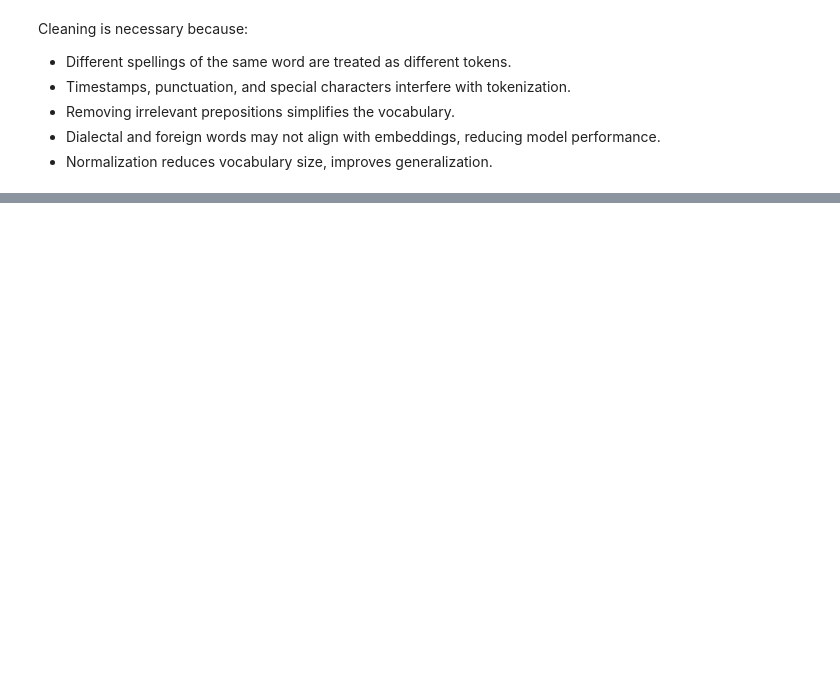
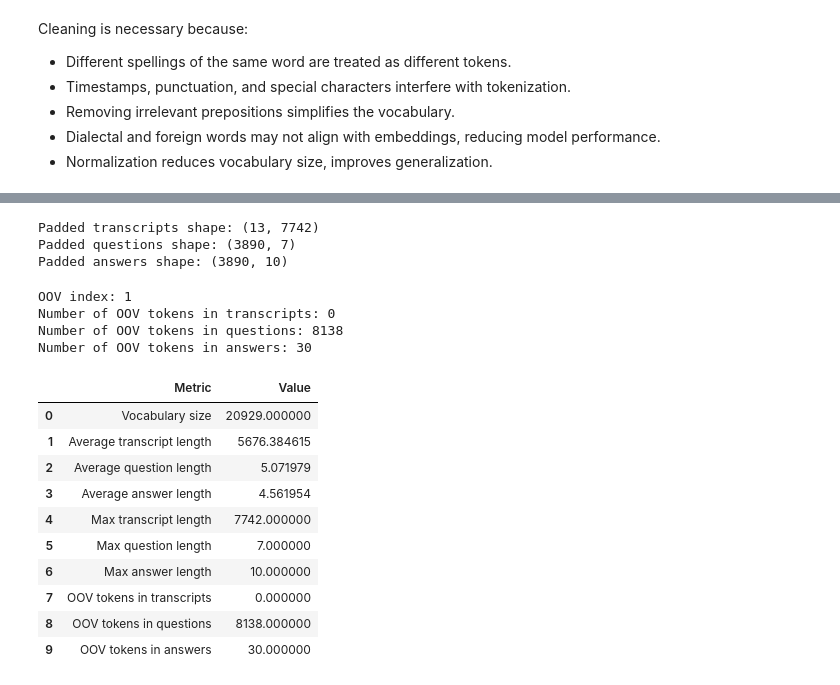
Before and after one commit to MariaEskaros/NLP-project, a Jupyter notebook: notebooks/MS1_EDA.ipynb, the cells around one changed output, grey strips where cells are left out. Cells and saved outputs as stored; diff of their text form; code cells hidden in the pictures; blank space fills up the shorter version.

```diff
--- a/notebooks/MS1_EDA.ipynb
+++ b/notebooks/MS1_EDA.ipynb
@@ -588,0 +929,2 @@ Unique words after cleaning : 20963
+# %%
+tokenizer.fit_on_texts(clean_transcripts)
@@ -588,0 +959,4 @@ Unique words after cleaning : 20963
+# %%
+transcript_sequences = tokenizer.texts_to_sequences(clean_transcripts)
+question_sequences = tokenizer.texts_to_sequences(clean_questions)
+answer_sequences = tokenizer.texts_to_sequences(clean_answers)
@@ -588,0 +1026,65 @@ Unique words after cleaning : 20963
+# %%
+print("Padded transcripts shape:", padded_transcripts.shape)
+print("Padded questions shape:", padded_questions.shape)
+print("Padded answers shape:", padded_answers.shape)
+# %% [output]
+Padded transcripts shape: (13, 7742)
+Padded questions shape: (3890, 7)
+Padded answers shape: (3890, 10)
+# %%
+oov_index = tokenizer.word_index.get("<OOV>")
+
+num_oov_in_transcripts = sum(token == oov_index for seq in transcript_sequences for token in seq)
+num_oov_in_questions = sum(token == oov_index for seq in question_sequences for token in seq)
+num_oov_in_answers = sum(token == oov_index for seq in answer_sequences for token in seq)
+
+print("OOV index:", oov_index)
+print("Number of OOV tokens in transcripts:", num_oov_in_transcripts)
+print("Number of OOV tokens in questions:", num_oov_in_questions)
+print("Number of OOV tokens in answers:", num_oov_in_answers)
+# %% [output]
+OOV index: 1
+Number of OOV tokens in transcripts: 0
+Number of OOV tokens in questions: 8138
+Number of OOV tokens in answers: 30
+# %%
+tokenization_summary = pd.DataFrame({
+    "Metric": [
+        "Vocabulary size",
+        "Average transcript length",
+        "Average question length",
+        "Average answer length",
+        "Max transcript length",
+        "Max question length",
+        "Max answer length",
+        "OOV tokens in transcripts",
+        "OOV tokens in questions",
+        "OOV tokens in answers"
+    ],
+    "Value": [
+        len(word_index),
+        sum(transcript_lengths) / len(transcript_lengths),
+        sum(question_lengths) / len(question_lengths),
+        sum(answer_lengths) / len(answer_lengths),
+        max(transcript_lengths),
+        max(question_lengths),
+        max(answer_lengths),
+        num_oov_in_transcripts,
+        num_oov_in_questions,
+        num_oov_in_answers
+    ]
+})
+
+tokenization_summary
+# %% [output]
+|  | Metric | Value |
+| 0 | Vocabulary size | 20929.000000 |
+| 1 | Average transcript length | 5676.384615 |
+| 2 | Average question length | 5.071979 |
+| 3 | Average answer length | 4.561954 |
+| 4 | Max transcript length | 7742.000000 |
+| 5 | Max question length | 7.000000 |
+| 6 | Max answer length | 10.000000 |
+| 7 | OOV tokens in transcripts | 0.000000 |
+| 8 | OOV tokens in questions | 8138.000000 |
+| 9 | OOV tokens in answers | 30.000000 |
```
Also changed, not shown: parts of 43 cells of this notebook, 1 other file.
